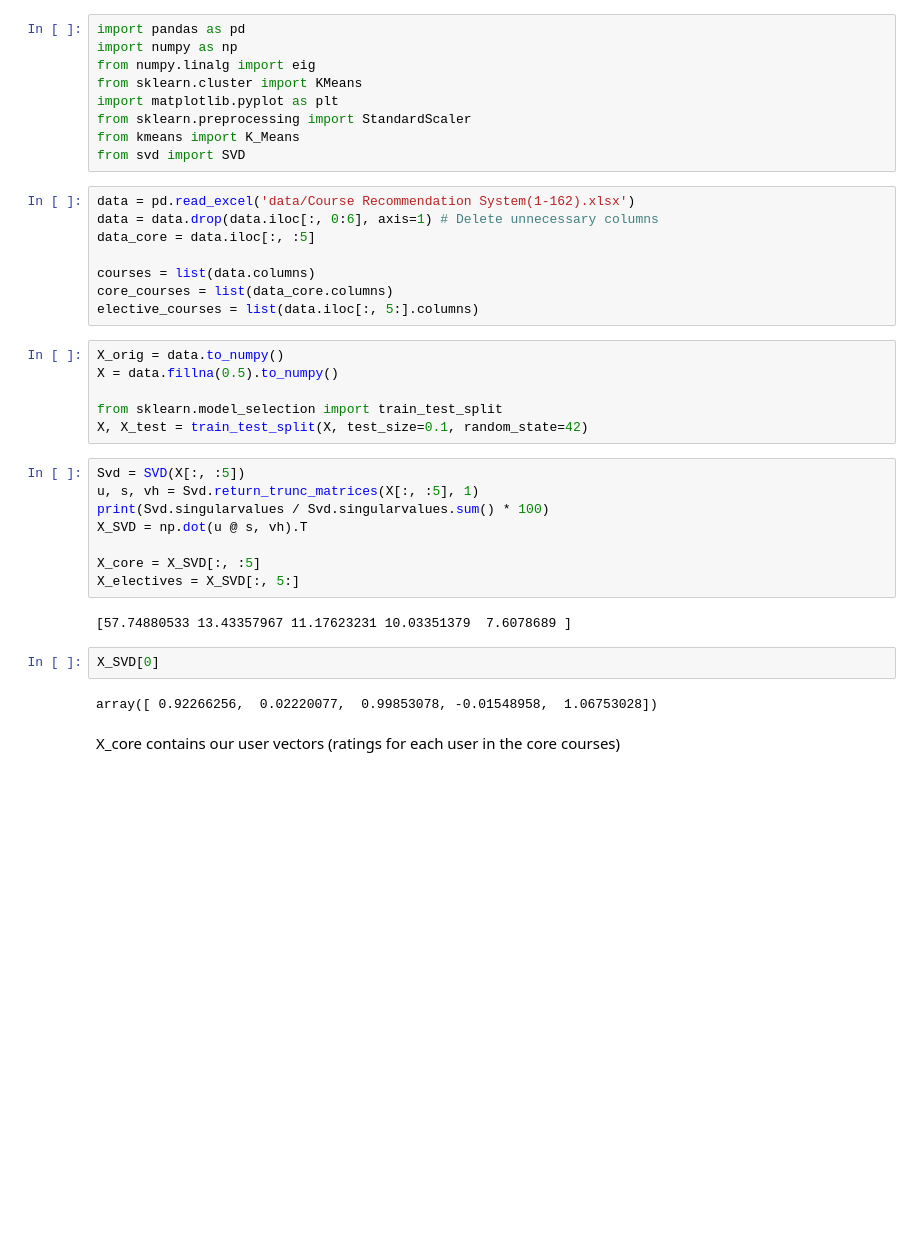
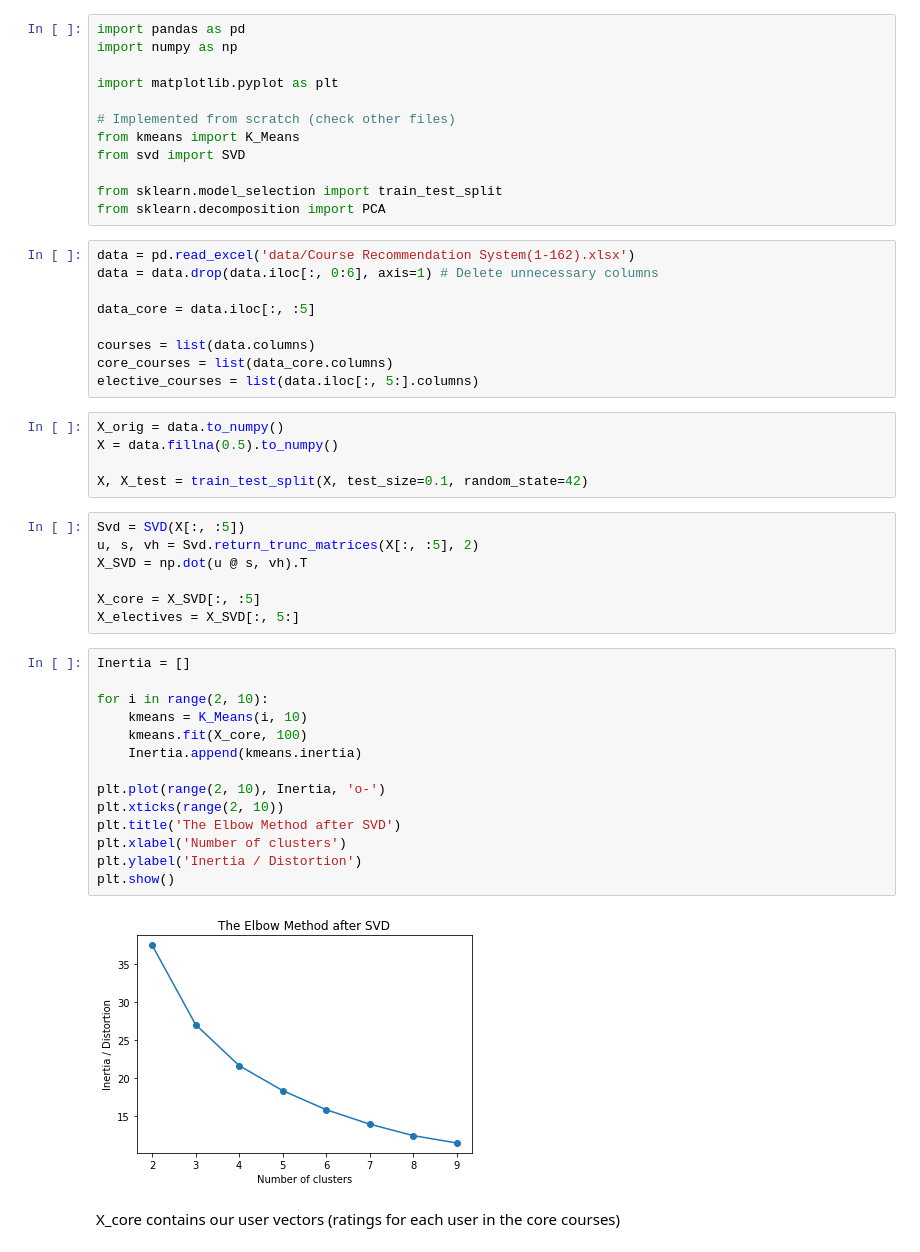
Before and after one commit to Shridhar2602/CourseRecommender, a Jupyter notebook: Analysis.ipynb, the cells around one changed output. Cells and saved outputs as stored; diff of their text form; blank space fills up the shorter version.

```diff
--- a/Analysis.ipynb
+++ b/Analysis.ipynb
@@ -1,15 +1,19 @@
 # %%
 import pandas as pd
 import numpy as np
-from numpy.linalg import eig
-from sklearn.cluster import KMeans
+
 import matplotlib.pyplot as plt
-from sklearn.preprocessing import StandardScaler
+
+# Implemented from scratch (check other files)
 from kmeans import K_Means
 from svd import SVD
+
+from sklearn.model_selection import train_test_split
+from sklearn.decomposition import PCA
 # %%
 data = pd.read_excel('data/Course Recommendation System(1-162).xlsx')
 data = data.drop(data.iloc[:, 0:6], axis=1) # Delete unnecessary columns
+
 data_core = data.iloc[:, :5]
 
 courses = list(data.columns)
@@ -19,22 +23,30 @@ elective_courses = list(data.iloc[:, 5:].columns)
 X_orig = data.to_numpy()
 X = data.fillna(0.5).to_numpy()
 
-from sklearn.model_selection import train_test_split
 X, X_test = train_test_split(X, test_size=0.1, random_state=42)
 # %%
 Svd = SVD(X[:, :5])
-u, s, vh = Svd.return_trunc_matrices(X[:, :5], 1)
-print(Svd.singularvalues / Svd.singularvalues.sum() * 100)
+u, s, vh = Svd.return_trunc_matrices(X[:, :5], 2)
 X_SVD = np.dot(u @ s, vh).T
 
 X_core = X_SVD[:, :5]
 X_electives = X_SVD[:, 5:]
-# %% [output]
-[57.74880533 13.43357967 11.17623231 10.03351379  7.6078689 ]
-# %%
-X_SVD[0]
-# %% [output]
-array([ 0.92266256,  0.02220077,  0.99853078, -0.01548958,  1.06753028])
+# %%
+Inertia = []
+
+for i in range(2, 10):
+	kmeans = K_Means(i, 10)
+	kmeans.fit(X_core, 100)
+	Inertia.append(kmeans.inertia)
+
+plt.plot(range(2, 10), Inertia, 'o-')
+plt.xticks(range(2, 10))
+plt.title('The Elbow Method after SVD')
+plt.xlabel('Number of clusters')
+plt.ylabel('Inertia / Distortion')
+plt.show()
+# %% [output]
+[figure, added]
 # %% [markdown]
 X_core contains our user vectors (ratings for each user in the core courses)
 # %%
```
Also changed, not shown: parts of 22 cells of this notebook, 4 other files.
